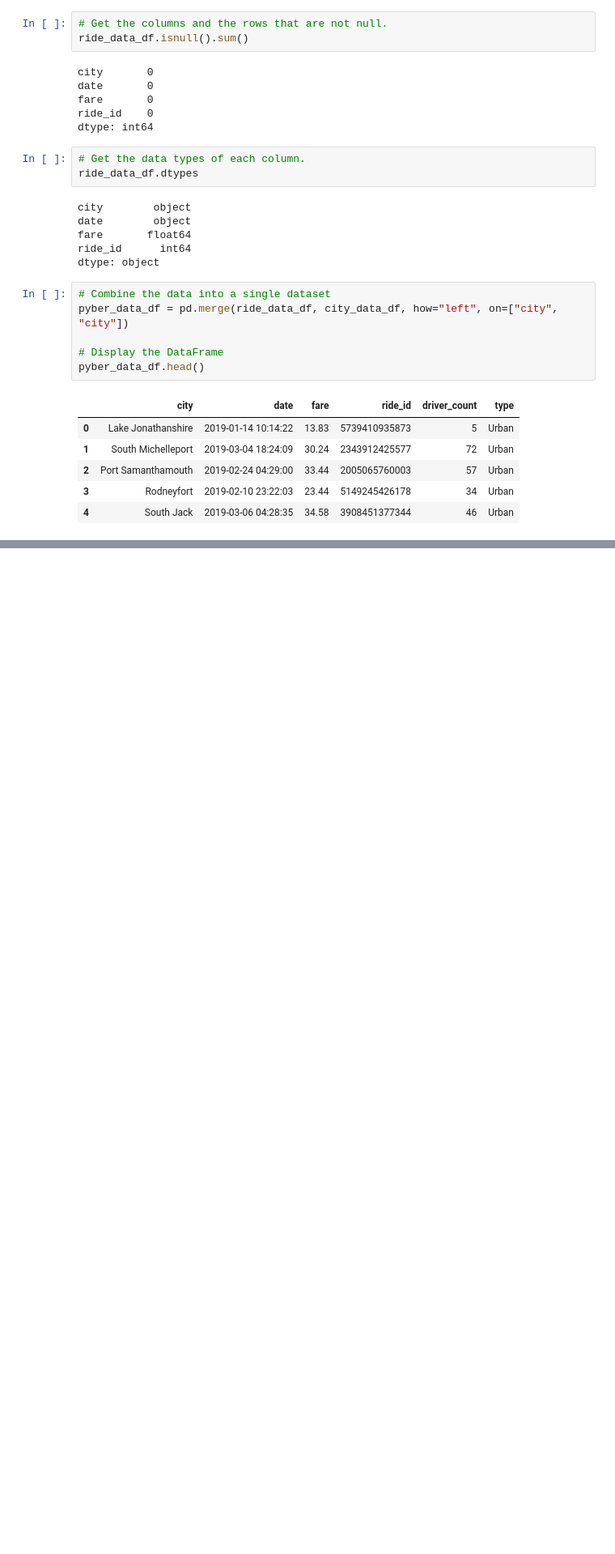
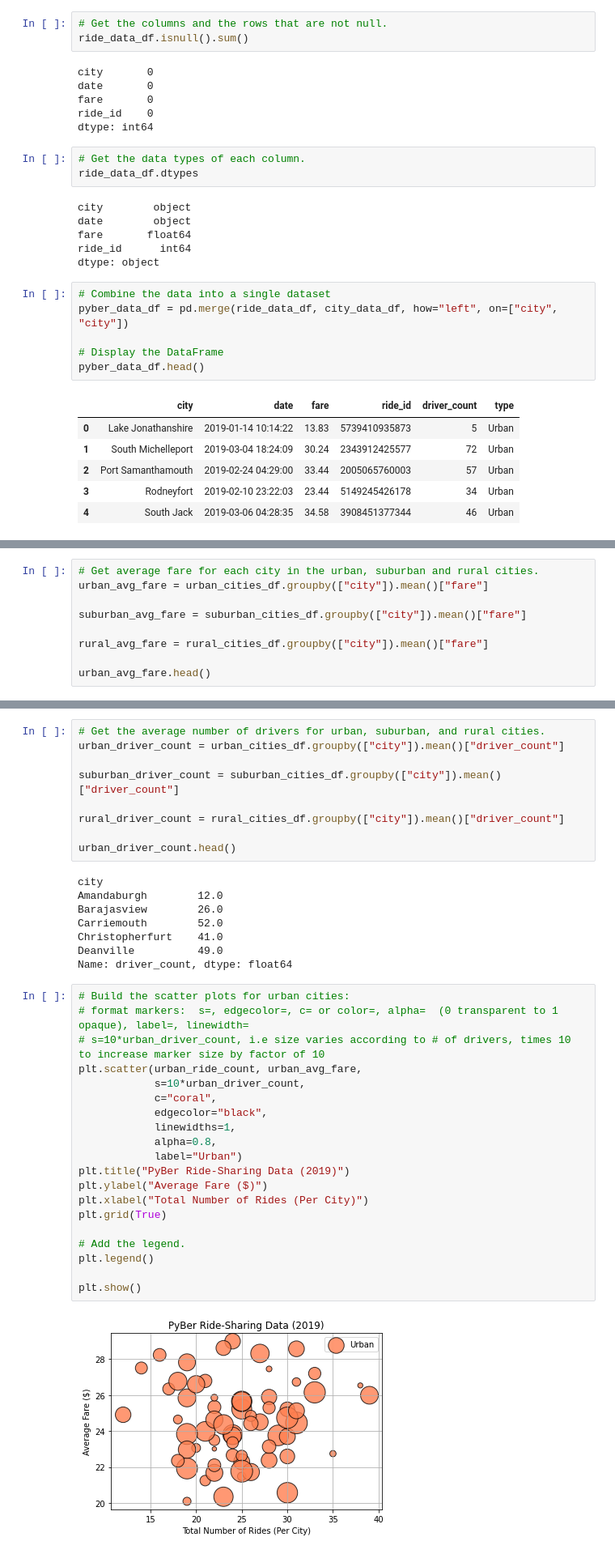
Before and after one commit to rkaysen63/PyBer_Analysis, a Jupyter notebook: PyBer_Analysis.ipynb, the cells around one changed output, grey strips where cells are left out. Shown at 81% size. Cells and saved outputs as stored; diff of their text form; blank space fills up the shorter version.

```diff
--- a/PyBer_Analysis.ipynb
+++ b/PyBer_Analysis.ipynb
@@ -127,0 +162,9 @@ pyber_data_df.head()
+# %%
+# Get average fare for each city in the urban, suburban and rural cities.
+urban_avg_fare = urban_cities_df.groupby(["city"]).mean()["fare"]
+
+suburban_avg_fare = suburban_cities_df.groupby(["city"]).mean()["fare"]
+
+rural_avg_fare = rural_cities_df.groupby(["city"]).mean()["fare"]
+
+urban_avg_fare.head()
@@ -127,0 +179,39 @@ pyber_data_df.head()
+# %%
+# Get the average number of drivers for urban, suburban, and rural cities.
+urban_driver_count = urban_cities_df.groupby(["city"]).mean()["driver_count"]
+
+suburban_driver_count = suburban_cities_df.groupby(["city"]).mean()["driver_count"]
+
+rural_driver_count = rural_cities_df.groupby(["city"]).mean()["driver_count"]
+
+urban_driver_count.head()
+# %% [output]
+city
+Amandaburgh        12.0
+Barajasview        26.0
+Carriemouth        52.0
+Christopherfurt    41.0
+Deanville          49.0
+Name: driver_count, dtype: float64
+# %%
+# Build the scatter plots for urban cities:
+# format markers:  s=, edgecolor=, c= or color=, alpha=  (0 transparent to 1 opaque), label=, linewidth=
+# s=10*urban_driver_count, i.e size varies according to # of drivers, times 10 to increase marker size by factor of 10
+plt.scatter(urban_ride_count, urban_avg_fare,
+            s=10*urban_driver_count,
+            c="coral",
+            edgecolor="black",
+            linewidths=1,
+            alpha=0.8,
+            label="Urban")
+plt.title("PyBer Ride-Sharing Data (2019)")
+plt.ylabel("Average Fare ($)")
+plt.xlabel("Total Number of Rides (Per City)")
+plt.grid(True)
+
+# Add the legend.
+plt.legend()
+
+plt.show()
+# %% [output]
+[figure, added]
```
Also changed, not shown: parts of 6 cells of this notebook.
